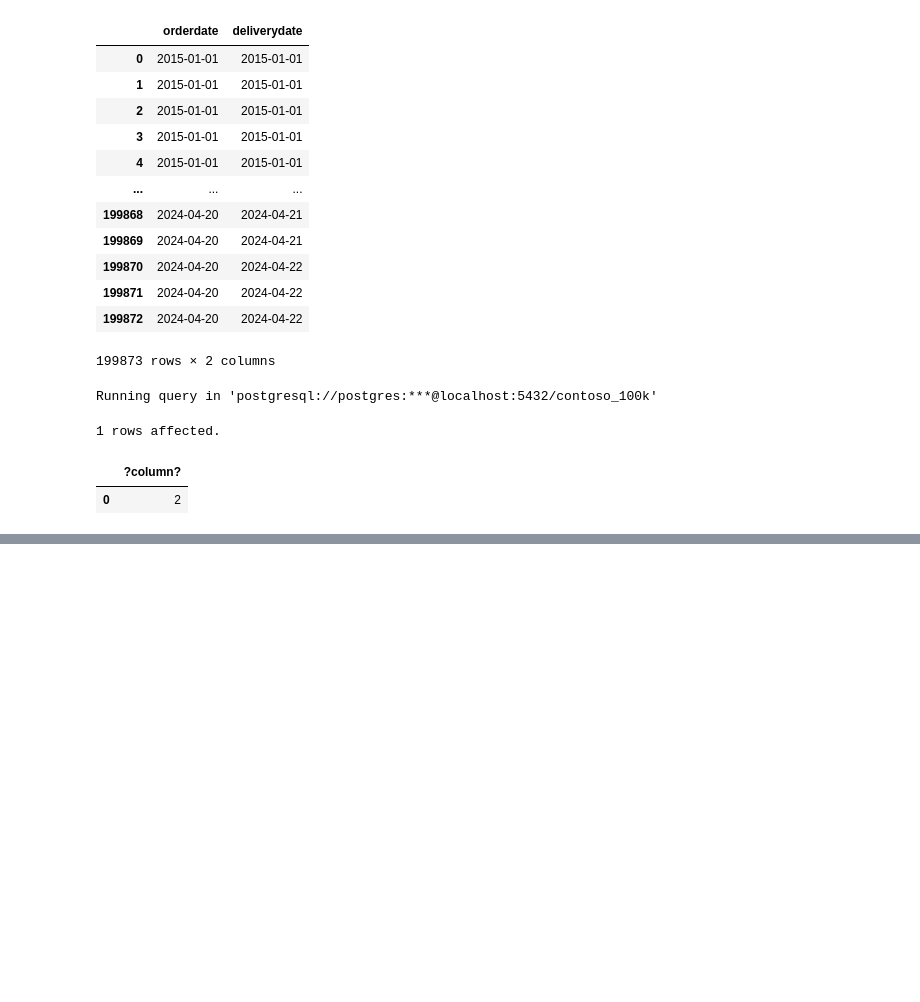
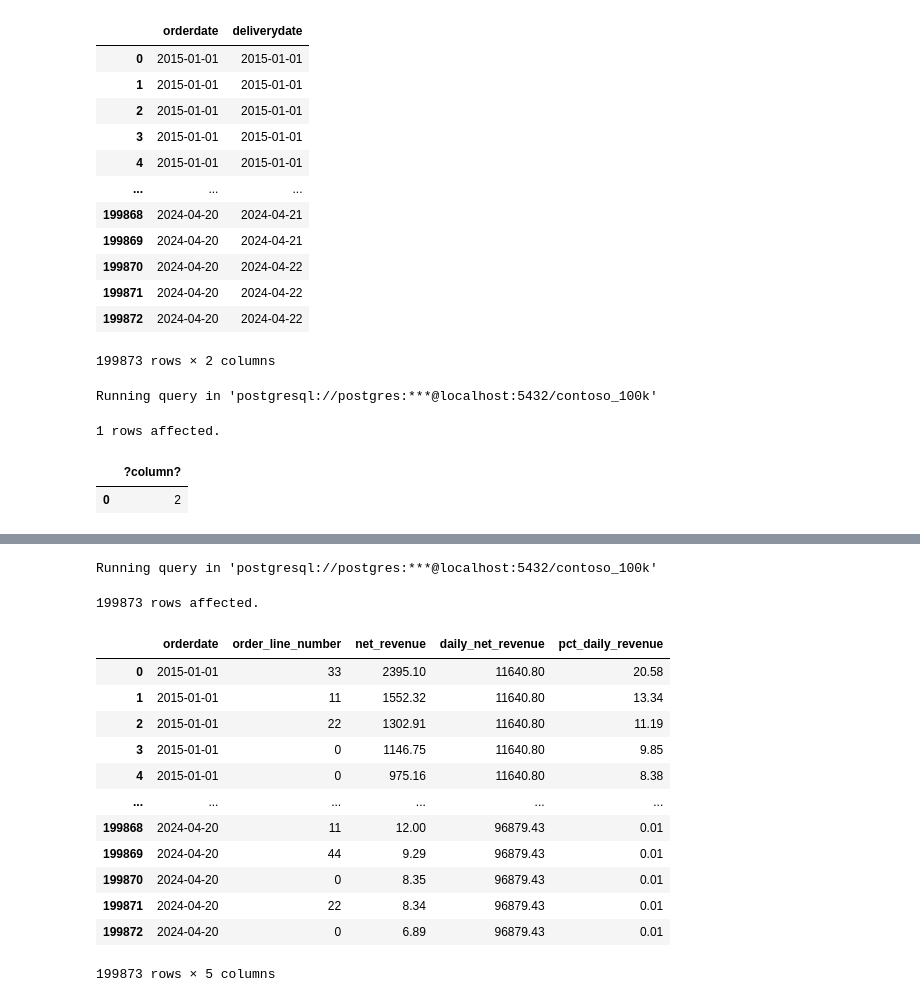
Before and after one commit to evanalyticsalex/SQL_for_Data_Analytics, a Jupyter notebook: Data_Analysis_SQL_Notebook.ipynb, the cells around one changed output, grey strips where cells are left out. Cells and saved outputs as stored; diff of their text form; code cells hidden in the pictures; blank space fills up the shorter version.

```diff
--- a/Data_Analysis_SQL_Notebook.ipynb
+++ b/Data_Analysis_SQL_Notebook.ipynb
@@ -966,0 +940,30 @@ _ = plt.ylabel('net_revenue')
+# %%
+%%sql
+SELECT
+  orderdate,
+  linenumber*10+linenumber AS order_line_number,
+  (quantity*netprice*exchangerate) AS net_revenue,
+  SUM(quantity * netprice * exchangerate) OVER (PARTITION BY orderdate) as daily_net_revenue,
+  (quantity*netprice*exchangerate) *100/SUM(quantity * netprice * exchangerate) OVER (PARTITION BY orderdate) as pct_daily_revenue
+FROM
+  sales
+ORDER BY
+  orderdate,
+  pct_daily_revenue DESC
+--LIMIT 10;
+# %% [output]
+Running query in 'postgresql://postgres:***@localhost:5432/contoso_100k'
+199873 rows affected.
+|  | orderdate | order_line_number | net_revenue | daily_net_revenue | pct_daily_revenue |
+| 0 | 2015-01-01 | 33 | 2395.10 | 11640.80 | 20.58 |
+| 1 | 2015-01-01 | 11 | 1552.32 | 11640.80 | 13.34 |
+| 2 | 2015-01-01 | 22 | 1302.91 | 11640.80 | 11.19 |
+| 3 | 2015-01-01 | 0 | 1146.75 | 11640.80 | 9.85 |
+| 4 | 2015-01-01 | 0 | 975.16 | 11640.80 | 8.38 |
+| ... | ... | ... | ... | ... | ... |
+| 199868 | 2024-04-20 | 11 | 12.00 | 96879.43 | 0.01 |
+| 199869 | 2024-04-20 | 44 | 9.29 | 96879.43 | 0.01 |
+| 199870 | 2024-04-20 | 0 | 8.35 | 96879.43 | 0.01 |
+| 199871 | 2024-04-20 | 22 | 8.34 | 96879.43 | 0.01 |
+| 199872 | 2024-04-20 | 0 | 6.89 | 96879.43 | 0.01 |
+199873 rows × 5 columns
```
Also changed, not shown: parts of 22 cells of this notebook.
